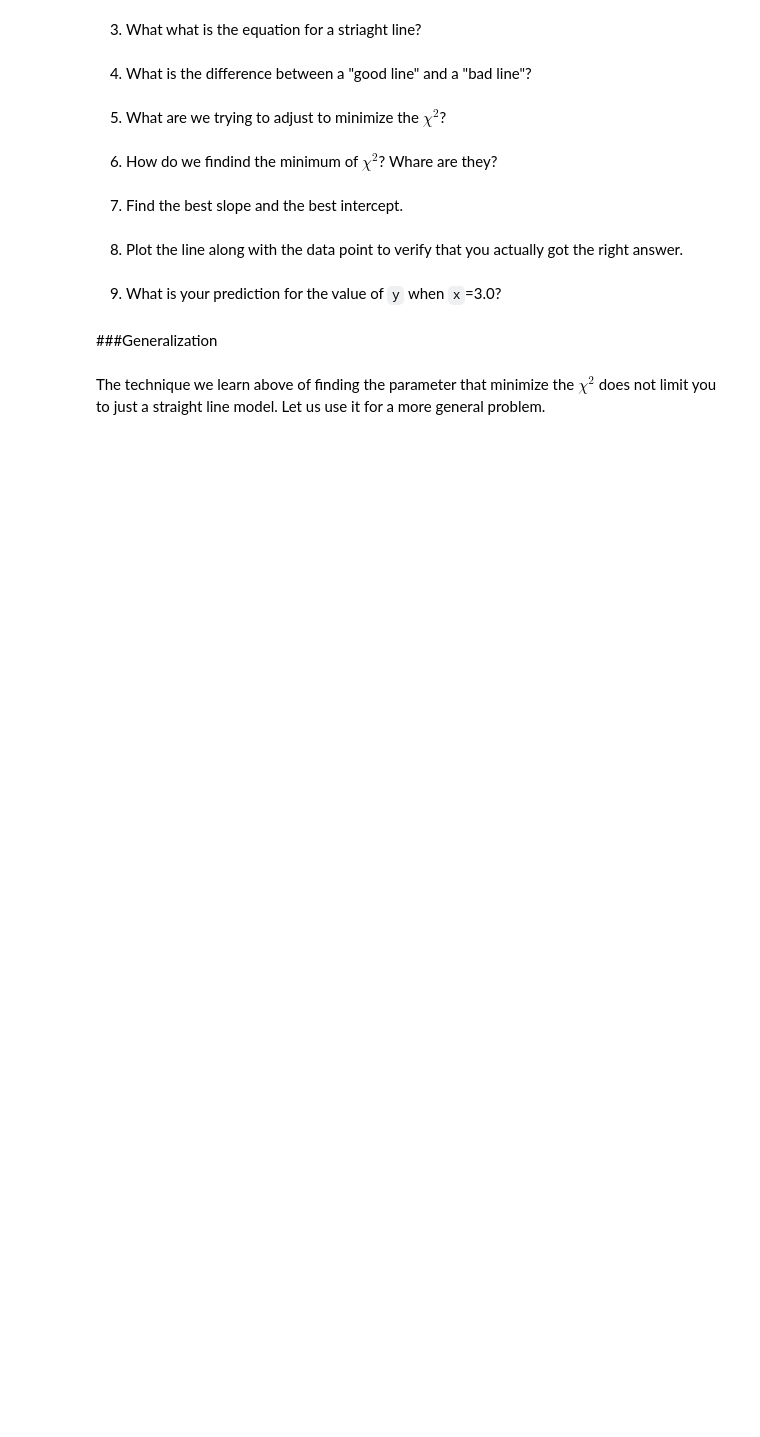
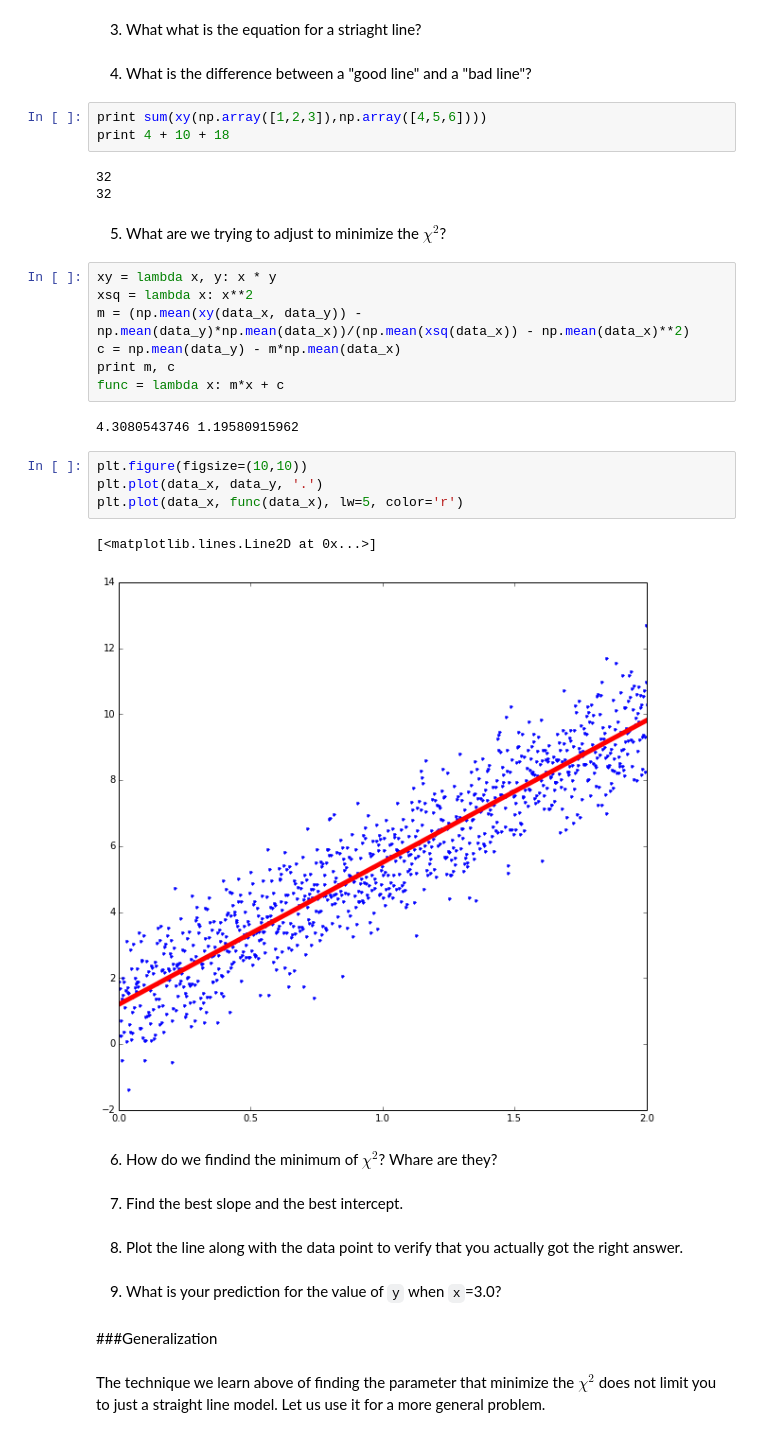
Before and after one commit to KongsakTi/NumMeth, a Jupyter notebook: Week05/05 Linear Regression.ipynb, the cells around one changed output. Cells and saved outputs as stored; diff of their text form; blank space fills up the shorter version.

```diff
--- a/Week05/05 Linear Regression.ipynb
+++ b/Week05/05 Linear Regression.ipynb
@@ -20,8 +21,30 @@ NameError: name 'figsize' is not defined
 3) What what is the equation for a striaght line?
 # %% [markdown]
 4) What is the difference between a "good line" and a "bad line"?
+# %%
+print sum(xy(np.array([1,2,3]),np.array([4,5,6])))
+print 4 + 10 + 18
+# %% [output]
+32
+32
 # %% [markdown]
 5) What are we trying to adjust to minimize the $\chi^2$?
+# %%
+xy = lambda x, y: x * y
+xsq = lambda x: x**2
+m = (np.mean(xy(data_x, data_y)) - np.mean(data_y)*np.mean(data_x))/(np.mean(xsq(data_x)) - np.mean(data_x)**2)
+c = np.mean(data_y) - m*np.mean(data_x)
+print m, c
+func = lambda x: m*x + c
+# %% [output]
+4.3080543746 1.19580915962
+# %%
+plt.figure(figsize=(10,10))
+plt.plot(data_x, data_y, '.')
+plt.plot(data_x, func(data_x), lw=5, color='r')
+# %% [output]
+[<matplotlib.lines.Line2D at 0x...>]
+[figure, added]
 # %% [markdown]
 6) How do we findind the minimum of $\chi^2$? Whare are they?
 # %% [markdown]
```
Also changed, not shown: parts of 1 cell of this notebook.
